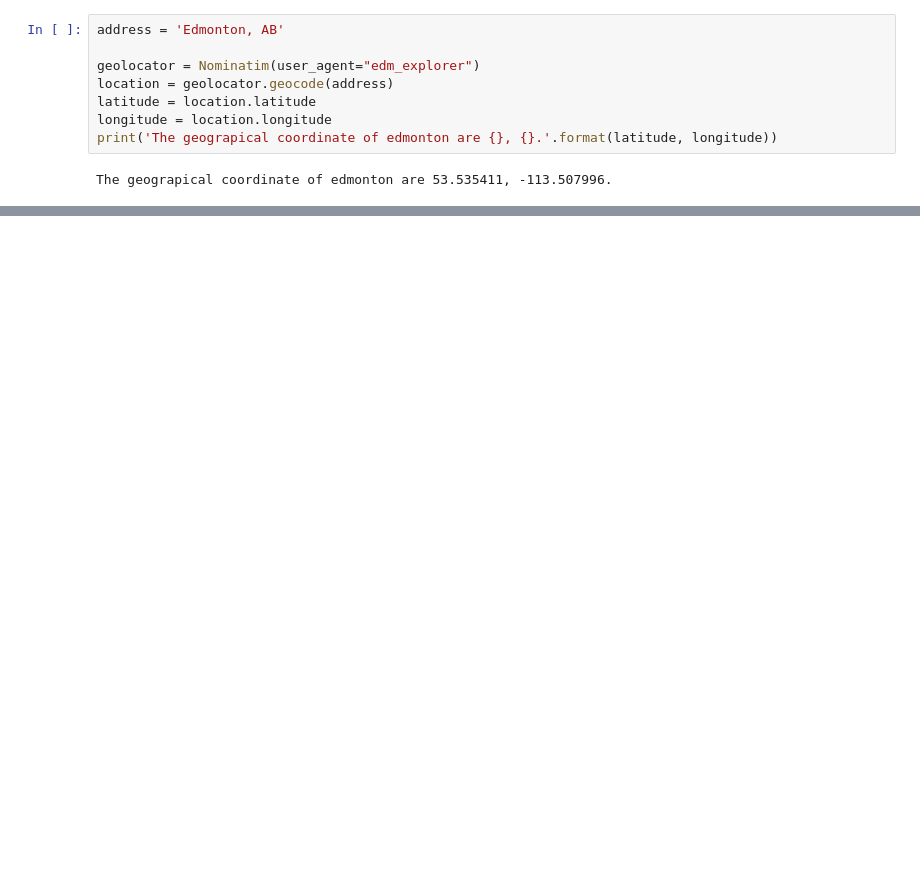
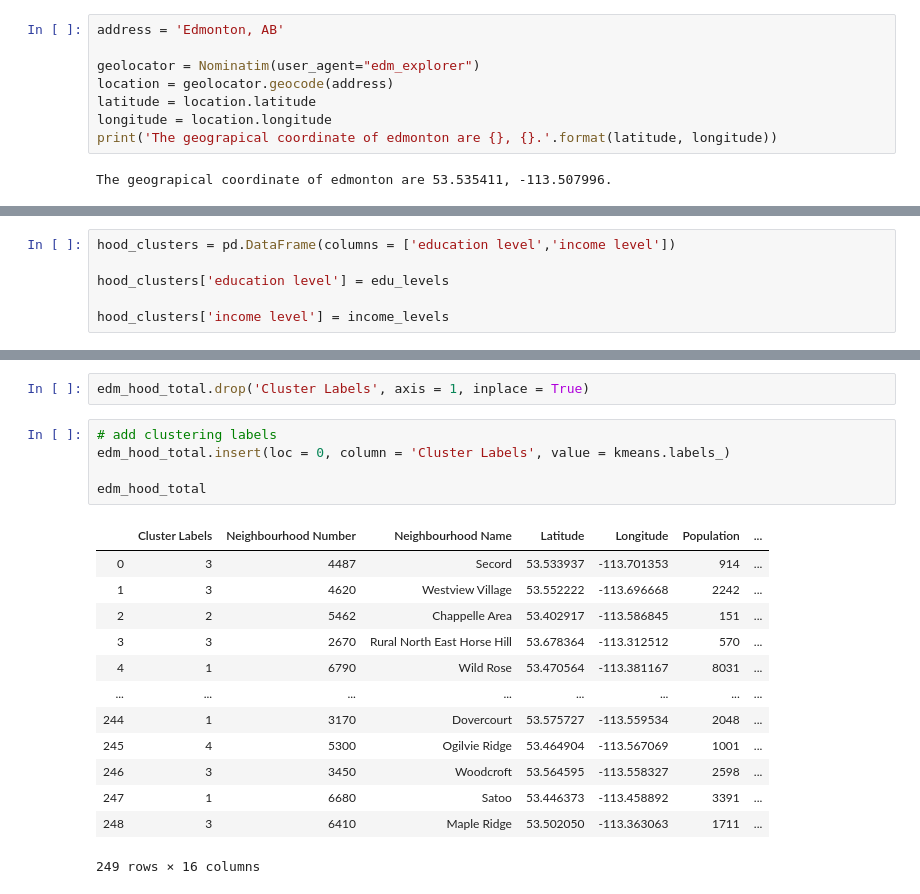
Before and after one commit to JayGeisler/Coursera_Capstone, a Jupyter notebook: Edmonton_metro.ipynb, the cells around one changed output, grey strips where cells are left out. Drawn from its saved outputs; the diff is of its cells as text; blank space fills up the shorter version.

```diff
--- a/Edmonton_metro.ipynb
+++ b/Edmonton_metro.ipynb
@@ -486,0 +635,6 @@ def getNearbyVenues(names, latitudes, longitudes, radius=500):
+# %%
+hood_clusters = pd.DataFrame(columns = ['education level','income level'])
+
+hood_clusters['education level'] = edu_levels
+
+hood_clusters['income level'] = income_levels
@@ -486,0 +680,21 @@ def getNearbyVenues(names, latitudes, longitudes, radius=500):
+# %%
+edm_hood_total.drop('Cluster Labels', axis = 1, inplace = True)
+# %%
+# add clustering labels
+edm_hood_total.insert(loc = 0, column = 'Cluster Labels', value = kmeans.labels_)
+
+edm_hood_total
+# %% [output]
+|  | Cluster Labels | Neighbourhood Number | Neighbourhood Name | Latitude | Longitude | Population | ... |
+| 0 | 3 | 4487 | Secord | 53.533937 | -113.701353 | 914 | ... |
+| 1 | 3 | 4620 | Westview Village | 53.552222 | -113.696668 | 2242 | ... |
+| 2 | 2 | 5462 | Chappelle Area | 53.402917 | -113.586845 | 151 | ... |
+| 3 | 3 | 2670 | Rural North East Horse Hill | 53.678364 | -113.312512 | 570 | ... |
+| 4 | 1 | 6790 | Wild Rose | 53.470564 | -113.381167 | 8031 | ... |
+| ... | ... | ... | ... | ... | ... | ... | ... |
+| 244 | 1 | 3170 | Dovercourt | 53.575727 | -113.559534 | 2048 | ... |
+| 245 | 4 | 5300 | Ogilvie Ridge | 53.464904 | -113.567069 | 1001 | ... |
+| 246 | 3 | 3450 | Woodcroft | 53.564595 | -113.558327 | 2598 | ... |
+| 247 | 1 | 6680 | Satoo | 53.446373 | -113.458892 | 3391 | ... |
+| 248 | 3 | 6410 | Maple Ridge | 53.502050 | -113.363063 | 1711 | ... |
+249 rows × 16 columns
```
Also changed, not shown: parts of 66 cells of this notebook, 10 other files.
